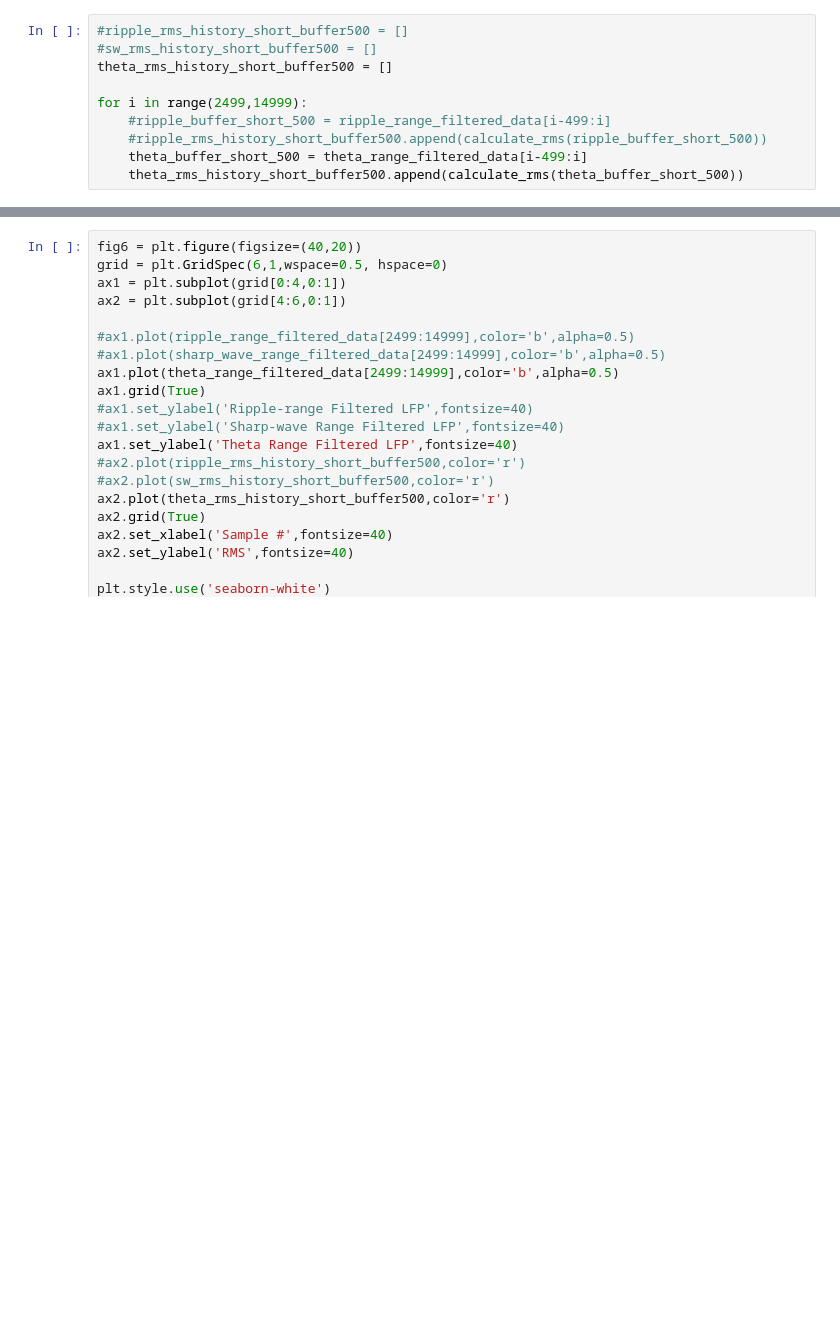
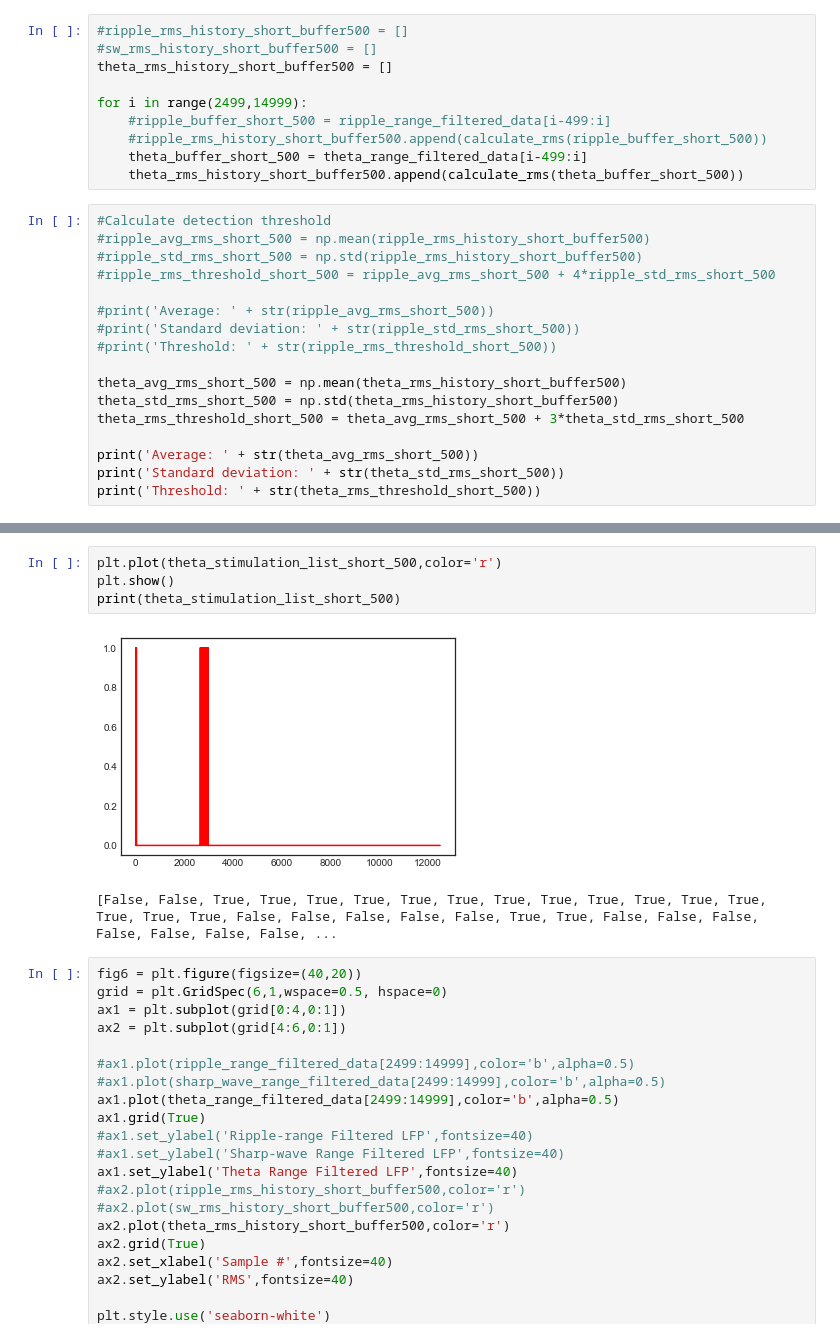
Before and after one commit to JhanLiufu/SWRControl2021_Yu, a Jupyter notebook: OfflineTest.ipynb, the cells around one changed output, grey strips where cells are left out. Saved outputs shown, nothing was run; the diff lists cells and outputs as text; blank space fills up the shorter version.

```diff
--- a/OfflineTest.ipynb
+++ b/OfflineTest.ipynb
@@ -283,3 +283,20 @@ for i in range(2499,14999):
     #ripple_rms_history_short_buffer500.append(calculate_rms(ripple_buffer_short_500))
     theta_buffer_short_500 = theta_range_filtered_data[i-499:i]
     theta_rms_history_short_buffer500.append(calculate_rms(theta_buffer_short_500))
+# %%
+#Calculate detection threshold
+#ripple_avg_rms_short_500 = np.mean(ripple_rms_history_short_buffer500)
+#ripple_std_rms_short_500 = np.std(ripple_rms_history_short_buffer500)
+#ripple_rms_threshold_short_500 = ripple_avg_rms_short_500 + 4*ripple_std_rms_short_500
+
+#print('Average: ' + str(ripple_avg_rms_short_500))
+#print('Standard deviation: ' + str(ripple_std_rms_short_500))
+#print('Threshold: ' + str(ripple_rms_threshold_short_500))
+
+theta_avg_rms_short_500 = np.mean(theta_rms_history_short_buffer500)
+theta_std_rms_short_500 = np.std(theta_rms_history_short_buffer500)
+theta_rms_threshold_short_500 = theta_avg_rms_short_500 + 3*theta_std_rms_short_500
+
+print('Average: ' + str(theta_avg_rms_short_500))
+print('Standard deviation: ' + str(theta_std_rms_short_500))
+print('Threshold: ' + str(theta_rms_threshold_short_500))
@@ -286,3 +342,10 @@ for i in range(2499,14999):
+# %%
+plt.plot(theta_stimulation_list_short_500,color='r')
+plt.show()
+print(theta_stimulation_list_short_500)
+# %% [output]
+[figure, added]
+[False, False, True, True, True, True, True, True, True, True, True, True, True, True, True, True, True, False, False, False, False, False, True, True, False, False, False, False, False, False, False, ...
 # %%
 fig6 = plt.figure(figsize=(40,20))
 grid = plt.GridSpec(6,1,wspace=0.5, hspace=0)
```
Also changed, not shown: parts of 10 cells of this notebook.
